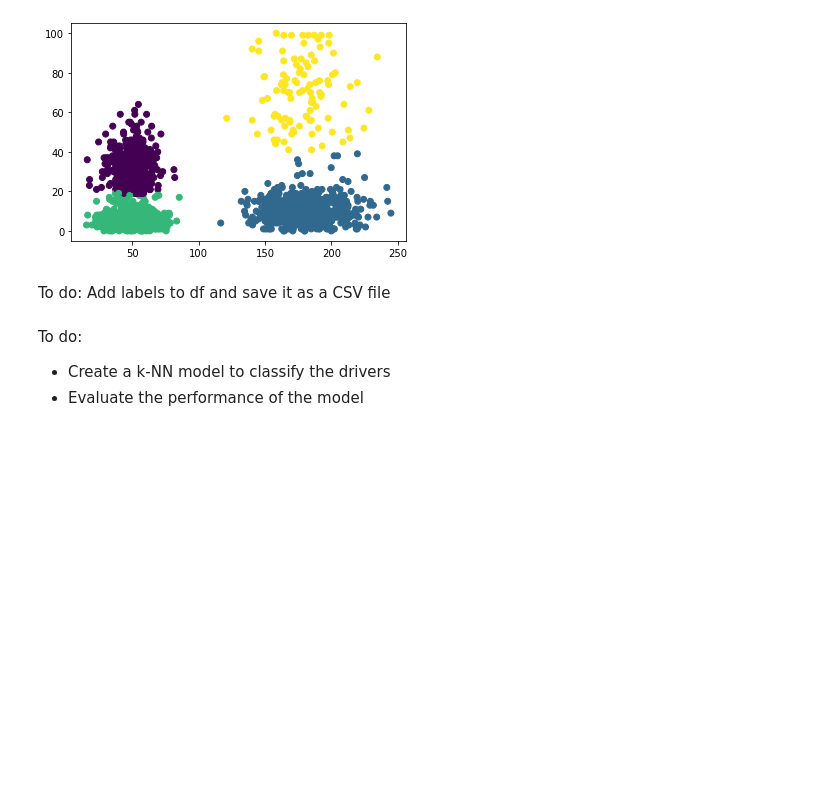
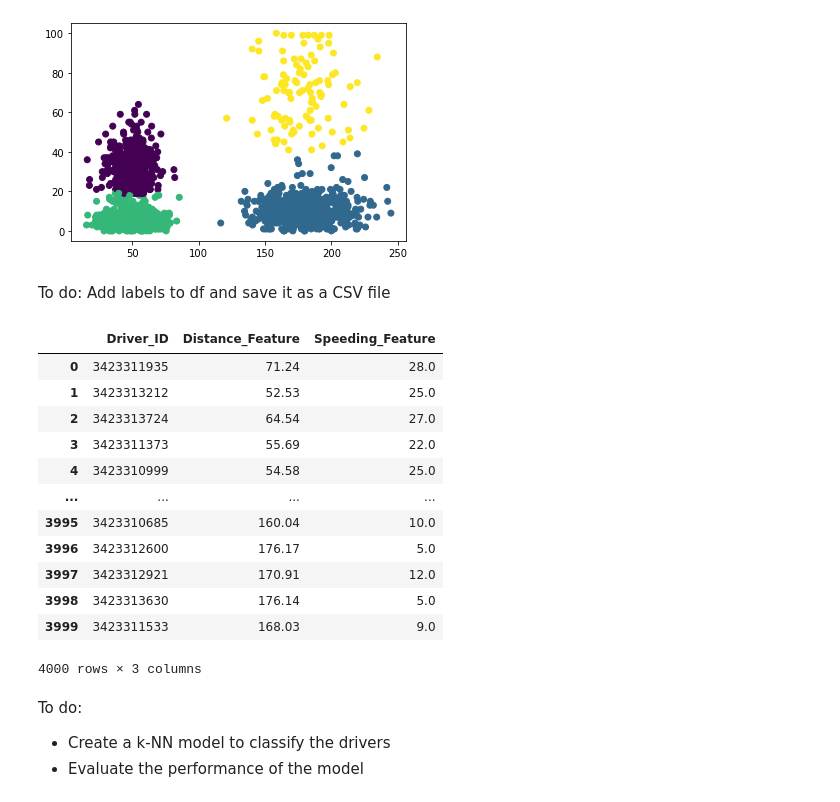
Before and after one commit to wooihaw/pai_oct2022, a Jupyter notebook: Part_3/handson_3/handson_3d.ipynb, the cells around one changed output. Drawn from its saved outputs; the diff is of its cells as text; code cells hidden in the pictures; blank space fills up the shorter version.

```diff
--- a/Part_3/handson_3/handson_3d.ipynb
+++ b/Part_3/handson_3/handson_3d.ipynb
@@ -38,6 +38,23 @@ plt.show()
 [figure]
 # %% [markdown]
 To do: Add labels to df and save it as a CSV file
+# %%
+df['Label'] = km.labels_
+df
+# %% [output]
+|  | Driver_ID | Distance_Feature | Speeding_Feature |
+| 0 | 3423311935 | 71.24 | 28.0 |
+| 1 | 3423313212 | 52.53 | 25.0 |
+| 2 | 3423313724 | 64.54 | 27.0 |
+| 3 | 3423311373 | 55.69 | 22.0 |
+| 4 | 3423310999 | 54.58 | 25.0 |
+| ... | ... | ... | ... |
+| 3995 | 3423310685 | 160.04 | 10.0 |
+| 3996 | 3423312600 | 176.17 | 5.0 |
+| 3997 | 3423312921 | 170.91 | 12.0 |
+| 3998 | 3423313630 | 176.14 | 5.0 |
+| 3999 | 3423311533 | 168.03 | 9.0 |
+4000 rows × 3 columns
 # %% [markdown]
 To do:
 - Create a k-NN model to classify the drivers
```
